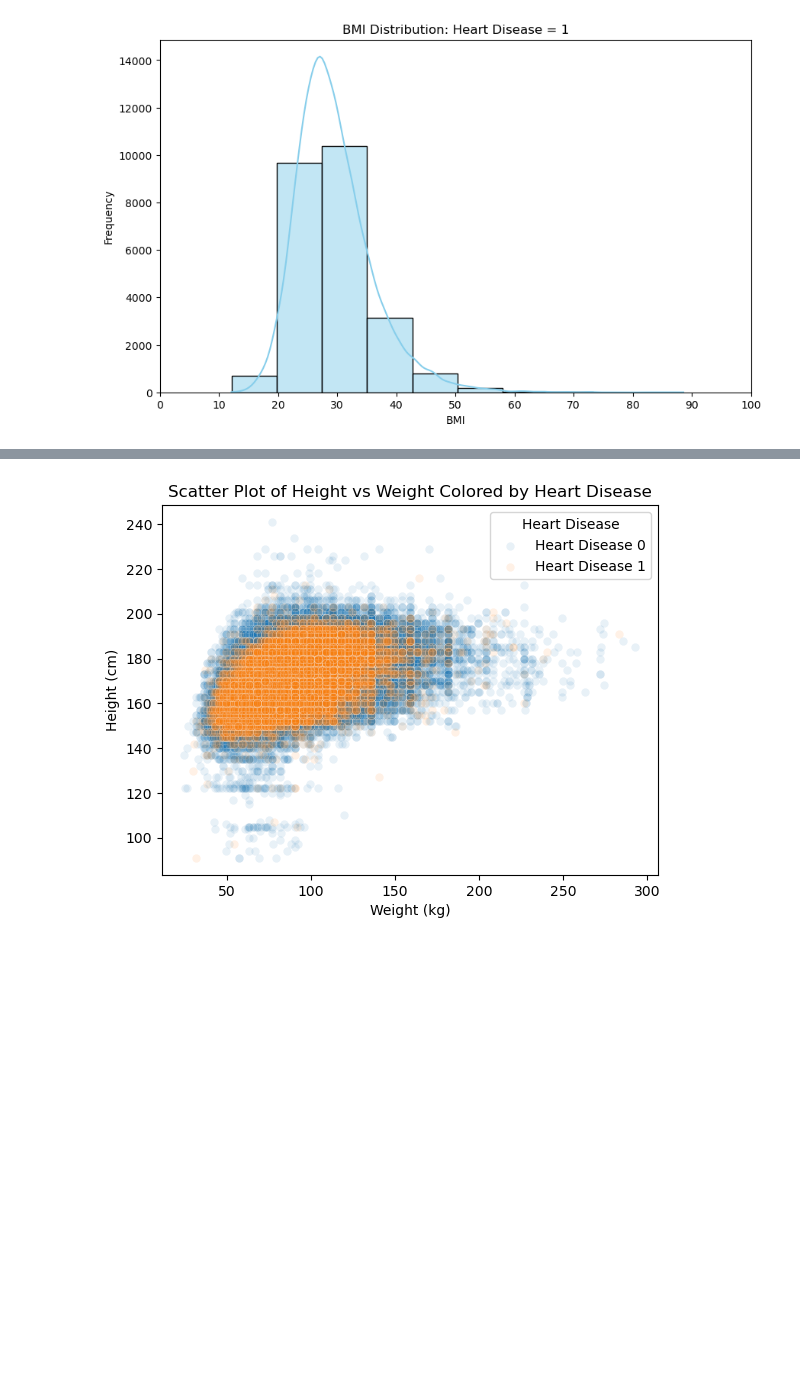
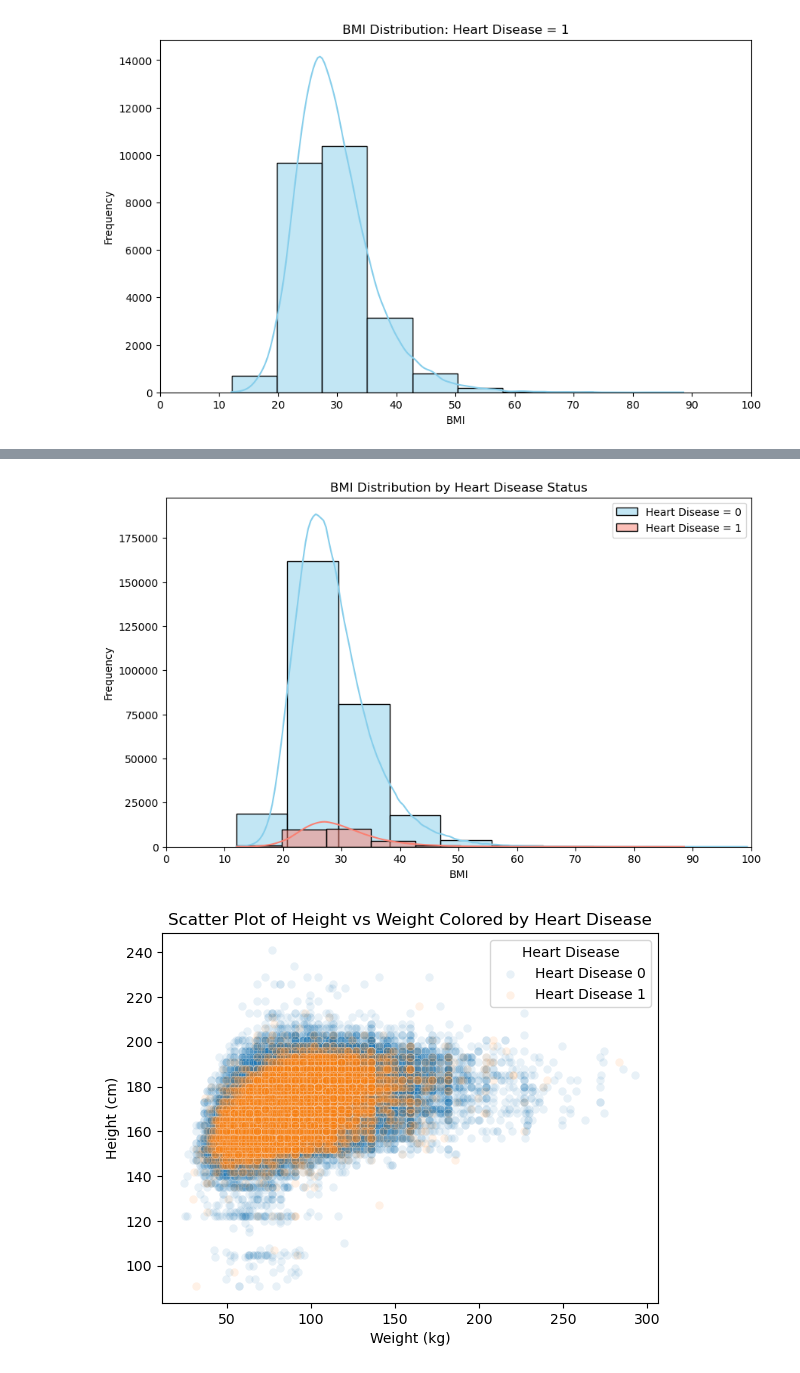
Before and after one commit to Chasindu/3401, a Jupyter notebook: ProjVisualizationTest.ipynb, the cells around one changed output, grey strips where cells are left out. Saved outputs shown, nothing was run; the diff lists cells and outputs as text; code cells hidden in the pictures; blank space fills up the shorter version.

```diff
--- a/ProjVisualizationTest.ipynb
+++ b/ProjVisualizationTest.ipynb
@@ -91,0 +45,14 @@ df.describe()
+# %%
+#Integer encoding 2
+label_encoder = LabelEncoder()
+
+columns_to_encode = ["Exercise", "Heart_Disease",
+                     "Skin_Cancer", "Other_Cancer", "Depression", "Diabetes",
+                     "Arthritis", "Sex", "Age_Category", "Smoking_History"]
+
+for column in columns_to_encode:
+    df[column] = label_encoder.fit_transform(df[column])
+        # Display the mapping
+    print(f"Column: {column}")
+    for original_value, encoded_value in zip(label_encoder.classes_, label_encoder.transform(label_encoder.classes_)):
+        print(f"   {original_value} -> {encoded_value}")
@@ -244,3 +265,26 @@ plt.show()
+# %%
+# Filter the data where Heart_Disease is 0
+df_no_disease = df[df['Heart_Disease'] == 0]
+
+# Plot the distribution of BMI for Heart_Disease = 0
+plt.figure(figsize=(10, 6))
+sns.histplot(df_no_disease['BMI'], kde=True, bins=10, color='skyblue', label='Heart Disease = 0')
+
+# Filter the data where Heart_Disease is 1
+df_disease = df[df['Heart_Disease'] == 1]
+
+# Plot the distribution of BMI for Heart_Disease = 1, with different color
+sns.histplot(df_disease['BMI'], kde=True, bins=10, color='salmon', label='Heart Disease = 1')
+
+plt.title('BMI Distribution by Heart Disease Status')
+plt.xlabel('BMI')
+plt.ylabel('Frequency')
+plt.xlim(0, 100)  # Setting the x-axis limits
+plt.xticks(range(0, 101, 10))  # Setting ticks every 10 units
+plt.legend()  # Show legend
+plt.show()
+# %% [output]
+[figure, added]
 # %%
 # Separate data based on Heart_Disease value
 df_heart_disease_0 = df[df['Heart_Disease'] == 0]
```
Also changed, not shown: parts of 17 cells of this notebook.
